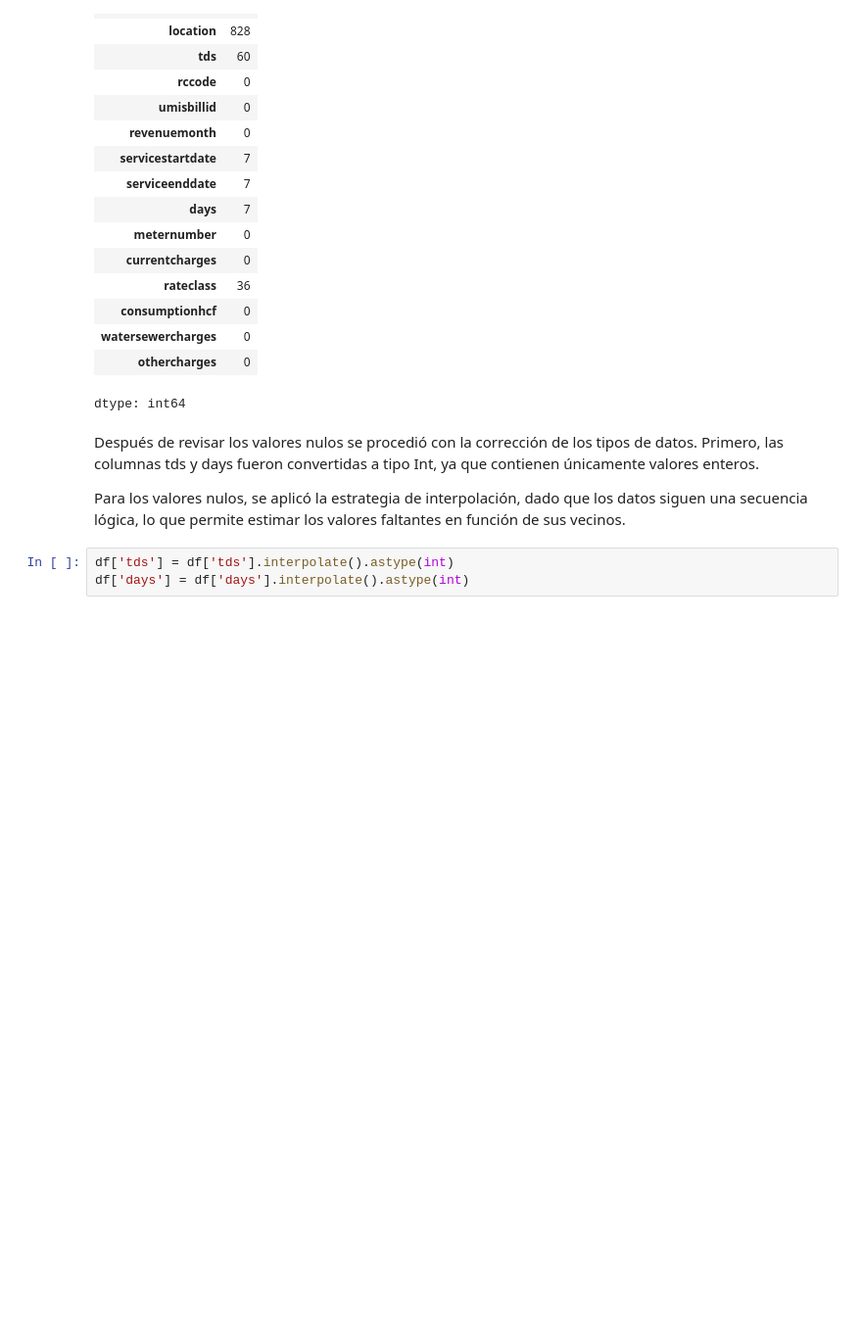
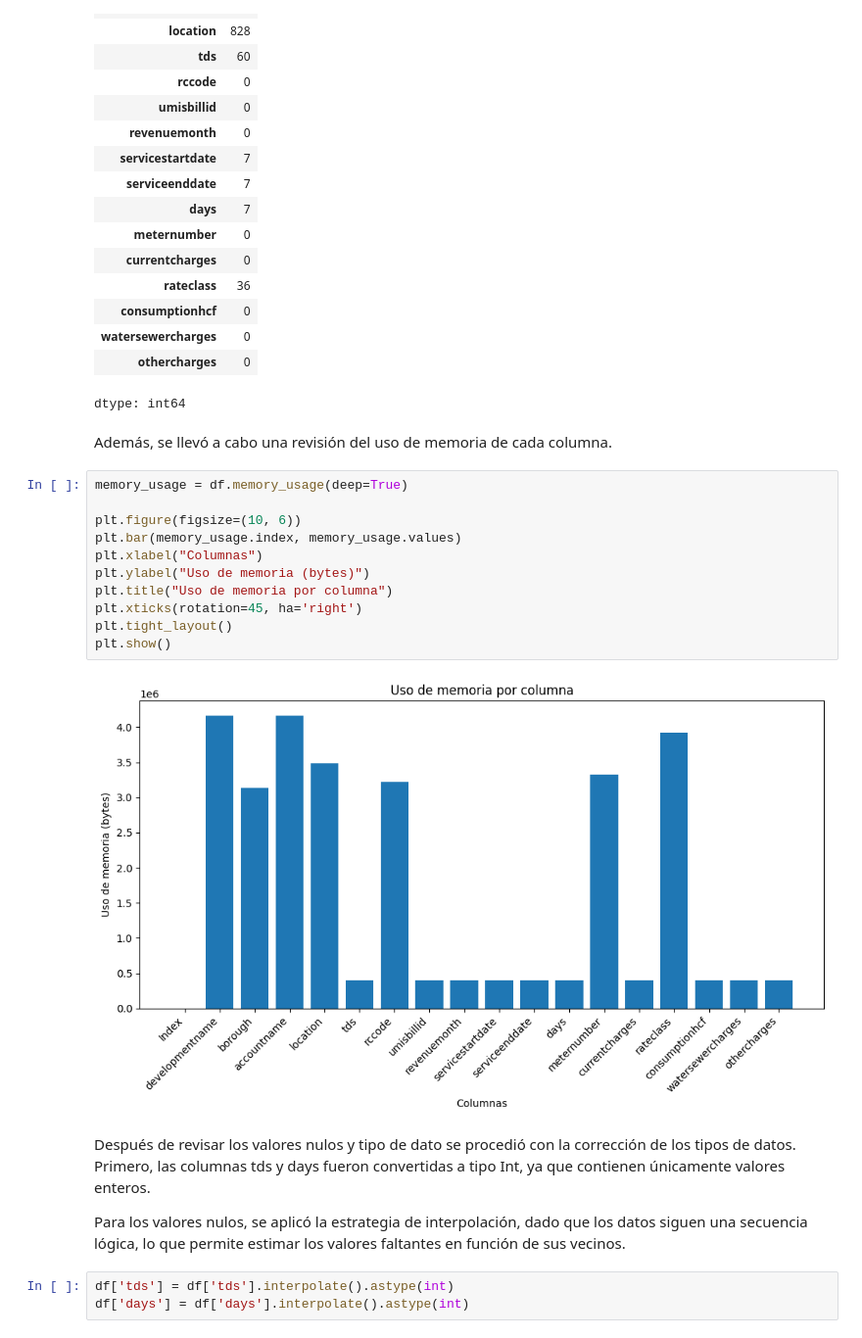
Before and after one commit to jonathanahc/Proyecto, a Jupyter notebook: ProyectoProgADAP_255497NvaVersion.ipynb, the cells around one changed output. Shown at 98% size. Cells and saved outputs as stored; diff of their text form; blank space fills up the shorter version.

```diff
--- a/ProyectoProgADAP_255497NvaVersion.ipynb
+++ b/ProyectoProgADAP_255497NvaVersion.ipynb
@@ -261,8 +261,23 @@ df.isnull().sum()
 | watersewercharges | 0 |
 | othercharges | 0 |
 dtype: int64
+# %% [markdown]
+Además, se llevó a cabo una revisión del uso de memoria de cada columna.
+# %%
+memory_usage = df.memory_usage(deep=True)
+
+plt.figure(figsize=(10, 6))
+plt.bar(memory_usage.index, memory_usage.values)
+plt.xlabel("Columnas")
+plt.ylabel("Uso de memoria (bytes)")
+plt.title("Uso de memoria por columna")
+plt.xticks(rotation=45, ha='right')
+plt.tight_layout()
+plt.show()
+# %% [output]
+[figure, added]
 # %% [markdown]
-Después de revisar los valores nulos se procedió con la corrección de los tipos de datos. Primero, las columnas tds y days fueron convertidas a tipo Int, ya que contienen únicamente valores enteros.
+Después de revisar los valores nulos y tipo de dato se procedió con la corrección de los tipos de datos. Primero, las columnas tds y days fueron convertidas a tipo Int, ya que contienen únicamente valores enteros.
 
 Para los valores nulos, se aplicó la estrategia de interpolación, dado que los datos siguen una secuencia lógica, lo que permite estimar los valores faltantes en función de sus vecinos.
 # %%
```
Also changed, not shown: parts of 41 cells of this notebook.
